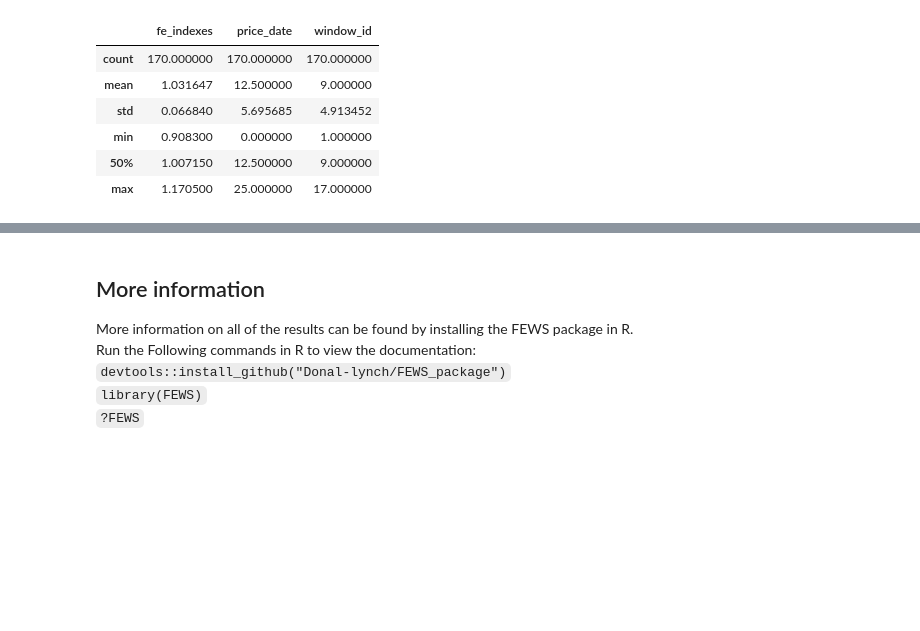
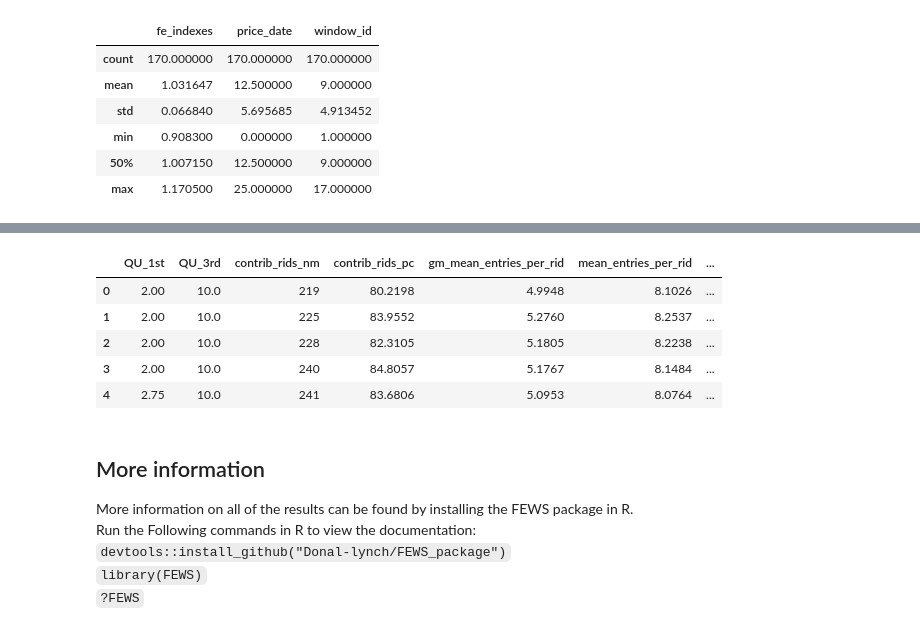
Before and after one commit to Donal-lynch/Fews_example, a Jupyter notebook: Running FEWS from Algorithmia.ipynb, the cells around one changed output, grey strips where cells are left out. Saved outputs shown, nothing was run; the diff lists cells and outputs as text; code cells hidden in the pictures; blank space fills up the shorter version.

```diff
--- a/Running FEWS from Algorithmia.ipynb
+++ b/Running FEWS from Algorithmia.ipynb
@@ -136,5 +136,5 @@ NOTE: You need to add your API key here:
 # %%
-my_API_key = ''
+my_API_key = 'simxPsAMv0M7XII9LTaaY+CDmcv1'
 
 client = Algorithmia.client(my_API_key,
 'https://api.methods.officialstatistics.org')
@@ -183,3 +208,12 @@ synt_fixed_effects.describe(percentiles = [])
+# %%
+synt_diagnostics.head()
+# %% [output]
+|  | QU_1st | QU_3rd | contrib_rids_nm | contrib_rids_pc | gm_mean_entries_per_rid | mean_entries_per_rid | ... |
+| 0 | 2.00 | 10.0 | 219 | 80.2198 | 4.9948 | 8.1026 | ... |
+| 1 | 2.00 | 10.0 | 225 | 83.9552 | 5.2760 | 8.2537 | ... |
+| 2 | 2.00 | 10.0 | 228 | 82.3105 | 5.1805 | 8.2238 | ... |
+| 3 | 2.00 | 10.0 | 240 | 84.8057 | 5.1767 | 8.1484 | ... |
+| 4 | 2.75 | 10.0 | 241 | 83.6806 | 5.0953 | 8.0764 | ... |
 # %% [markdown]
 ## More information
 More information on all of the results can be found by installing the FEWS package in R. <br>
```
Also changed, not shown: parts of 7 cells of this notebook.
